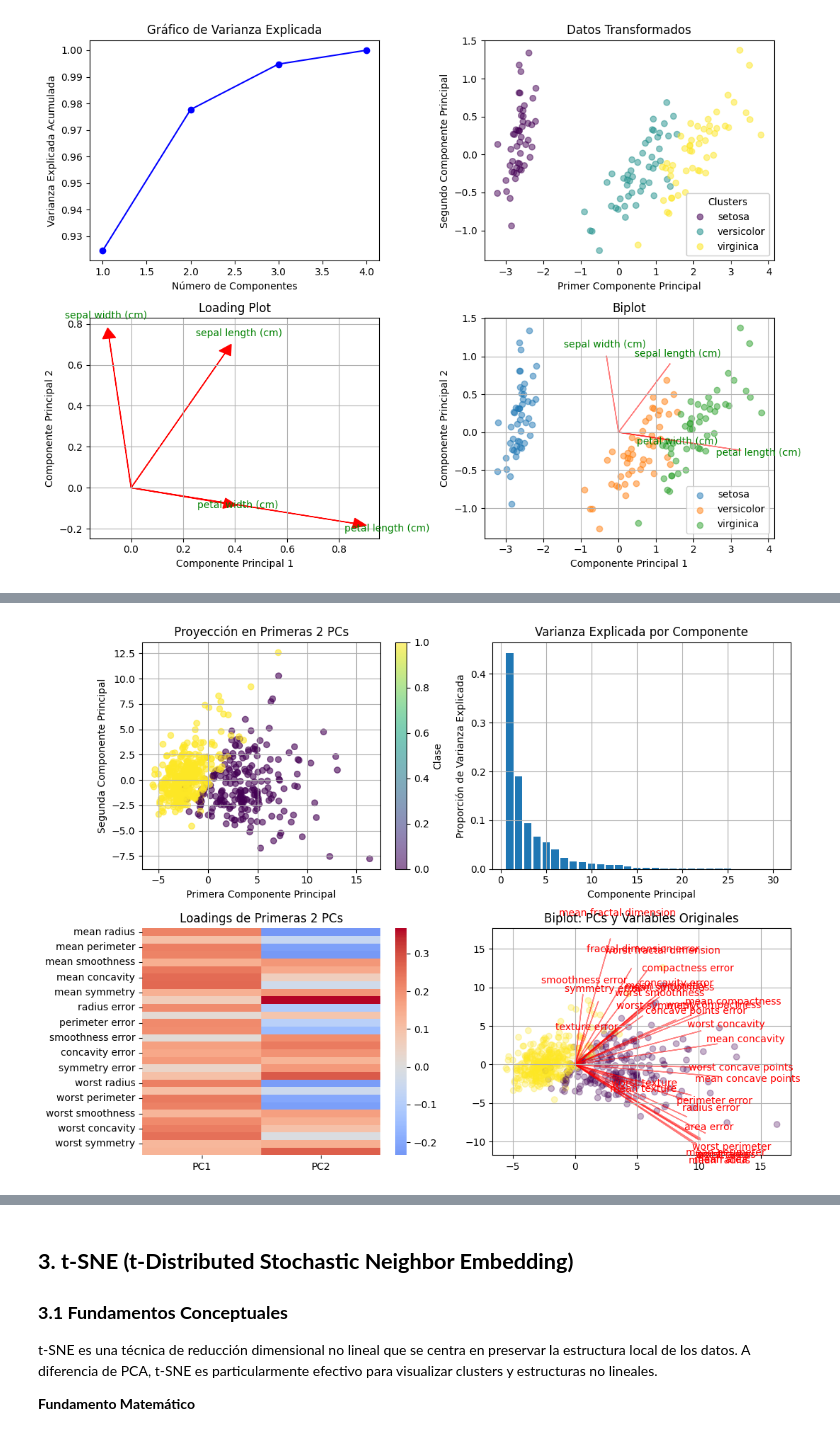
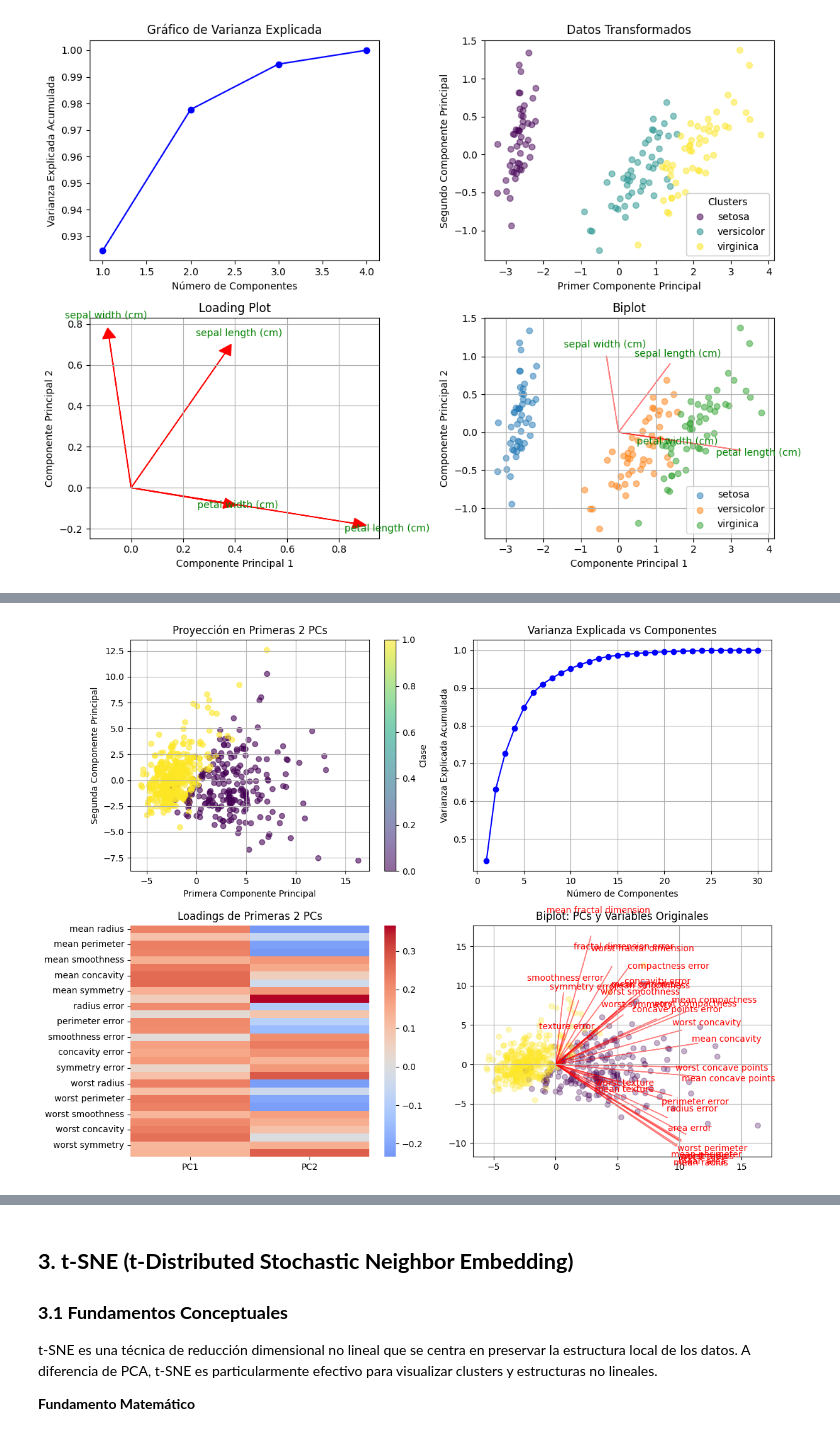
Before and after one commit to MungSirfalas/udla, a Jupyter notebook: diplomado_marketing_analytics/exploracion_de_datos/semana_2/lectura_aplicacion_pca_tsne_datos_multidim.ipynb, the cells around one changed output, grey strips where cells are left out. Drawn from its saved outputs; the diff is of its cells as text; code cells hidden in the pictures.

```diff
--- a/diplomado_marketing_analytics/exploracion_de_datos/semana_2/lectura_aplicacion_pca_tsne_datos_multidim.ipynb
+++ b/diplomado_marketing_analytics/exploracion_de_datos/semana_2/lectura_aplicacion_pca_tsne_datos_multidim.ipynb
@@ -75,13 +73,0 @@ Veamos un ejemplo de datos que requieren reducción dimensional.
-# %%
-from sklearn.datasets import make_swiss_roll
-
-# Crear el conjunto de datos Swiss Roll
-n_samples = 1000
-X, color = make_swiss_roll(n_samples, noise=0.2, random_state=42)
-
-# Visualizar en 3D
-fig = plt.figure(figsize=(9, 4))
-ax = fig.add_subplot(111, projection='3d')
-ax.scatter(X[:, 0], X[:, 1], X[:, 2], c=color, cmap=plt.cm.Spectral)
-ax.set_title('Datos Swiss Roll (3D)')
-plt.show()
@@ -384,7 +420,7 @@ def implement_and_evaluate_pca_2(X, y, target_names, feature_names):
     X_pca = pca.fit_transform(X_scaled)
 
     # Visualización
-    fig, axes = plt.subplots(2, 2, figsize=(11, 8))
+    fig, axes = plt.subplots(2, 2, figsize=(12, 9))
 
     # Scatter plot de primeros dos componentes
     scatter = axes[0,0].scatter(X_pca[:, 0], X_pca[:, 1],
@@ -396,42 +432,43 @@ def implement_and_evaluate_pca_2(X, y, target_names, feature_names):
     plt.colorbar(scatter, ax=axes[0,0], label='Clase')
 
     # Varianza explicada
-    axes[0,1].bar(range(1, len(pca.explained_variance_ratio_) + 1),
-                 pca.explained_variance_ratio_)
-    axes[0,1].set_xlabel('Componente Principal')
-    axes[0,1].set_ylabel('Proporción de Varianza Explicada')
-    axes[0,1].set_title('Varianza Explicada por Componente')
+    var_ratio = pca.explained_variance_ratio_
+    axes[0,1].plot(range(1, len(pca.explained_variance_ratio_) + 1),
+                   np.cumsum(pca.explained_variance_ratio_), 'bo-')
+    axes[0,1].set_xlabel('Número de Componentes')
+    axes[0,1].set_ylabel('Varianza Explicada Acumulada')
+    axes[0,1].set_title('Varianza Explicada vs Componentes')
     axes[0,1].grid(True)
 
     # Loadings (coeficientes) para primeras dos componentes
     loadings = pca.components_[:2].T
     loading_matrix = pd.DataFrame(
         loadings,
         columns=['PC1', 'PC2'],
         index=feature_names
     )
     sns.heatmap(loading_matrix, cmap='coolwarm', center=0, ax=axes[1,0])
     axes[1,0].set_title('Loadings de Primeras 2 PCs')
 
     # Biplot
     # Normalizar loadings para visualización
     n_features = len(feature_names)
     scaling = np.max(np.abs(X_pca[:, :2]))/np.max(np.abs(loadings))
 
     axes[1,1].scatter(X_pca[:, 0], X_pca[:, 1],
                      c=y, cmap='viridis', alpha=0.3)
 
     for i, (x, y) in enumerate(zip(loadings[:, 0], loadings[:, 1])):
         axes[1,1].arrow(0, 0, x*scaling, y*scaling, color='r', alpha=0.5)
         axes[1,1].text(x*scaling*1.2, y*scaling*1.2, feature_names[i],
                       color='r', ha='center', va='center')
 
     axes[1,1].set_title('Biplot: PCs y Variables Originales')
     axes[1,1].grid(True)
 
     plt.tight_layout()
     plt.show()
 
 implement_and_evaluate_pca_2(X, y, target_names, feature_names)
 # %% [output]
-[figure, old version]
+[figure, new version]
```
Also changed, not shown: parts of 21 cells of this notebook, 2 other files.
